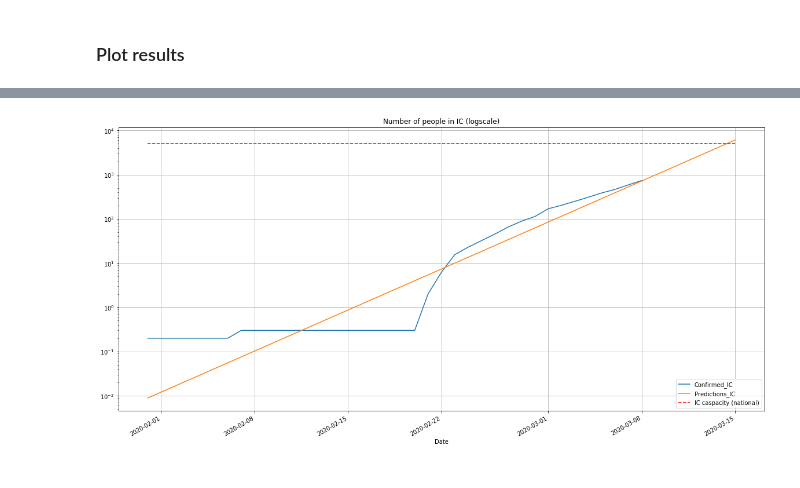
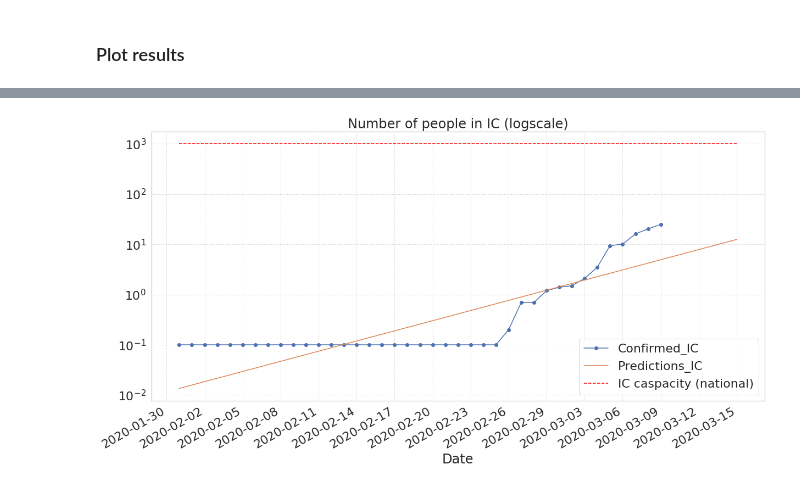
Before and after one commit to matteobarbieri/covid2019-data-analysis, a Jupyter notebook: notebooks/projections_covid2019_italy.ipynb, the cells around one changed output, grey strips where cells are left out. Drawn from its saved outputs; the diff is of its cells as text; code cells hidden in the pictures.

```diff
--- a/notebooks/projections_covid2019_italy.ipynb
+++ b/notebooks/projections_covid2019_italy.ipynb
@@ -99,5 +124,10 @@ reg = LinearRegression()
 # %%
 # Set range of data to build model
-RANGE_START = 5
-RANGE_END = 38
+
+# It might make sense to skip part of the initial points, when the exponential trend was still not evident
+RANGE_START = 4
+RANGE_END = 39
+# %%
+y = np.log(country_df['Confirmed'])
+x = np.arange(len(y))
 # %%
@@ -155,16 +163,21 @@ ax.axvline("2020-03-09", 0, 1, ls=':', color='red')
 
 Assume that 10% of infected people require a bed in IC
 # %%
-italy_df['Confirmed_IC'] = italy_df['Confirmed']*0.1
+country_df['Confirmed_IC'] = country_df['Confirmed']*0.1
 df_estimates['Predictions_IC'] = df_estimates['Predictions']*0.1
-df_estimates['IC caspacity (national)'] = 5000
+df_estimates['IC caspacity (national)'] = ESTIMATED_IC_CAPACITY
 # %% [markdown]
 ### Plot results
 # %%
 ax = plt.gca()
 
-italy_df.plot(x='Date', y=["Confirmed_IC"], figsize=(20,10), ax=ax)
-df_estimates.plot(x='Date', y=["Predictions_IC"], figsize=(20,10), ax=ax, grid=True)
-df_estimates.plot(x='Date', y=['IC caspacity (national)'], ax=ax, grid=True, color='red', ls='--')
+country_df.plot(x='Date', y=["Confirmed_IC"], figsize=(20,10), ax=ax, marker='o')
+df_estimates.plot(x='Date', y=["Predictions_IC"], figsize=(20,10), ax=ax, marker='o')
+df_estimates.plot(x='Date', y=['IC caspacity (national)'], ax=ax, color='red', ls='--')
 plt.title("Number of people in IC");
+
+sns.set_style("whitegrid", {'grid.linestyle': ':'})
+
+# ax.yaxis.set_major_locator(ticker.MultipleLocator(1000))
+ax.xaxis.set_major_locator(ticker.MultipleLocator(3))
 # %% [output]
@@ -172,9 +185,14 @@ plt.title("Number of people in IC");
 # %%
 ax = plt.gca()
 
-italy_df.plot(x='Date', y=["Confirmed_IC"], figsize=(20,10), ax=ax)
-df_estimates.plot(x='Date', y=["Predictions_IC"], figsize=(20,10), ax=ax, grid=True)
-df_estimates.plot(x='Date', y=['IC caspacity (national)'], ax=ax, grid=True, color='red', ls='--', logy=True)
+country_df.plot(x='Date', y=["Confirmed_IC"], figsize=(20,10), ax=ax, marker='o')
+df_estimates.plot(x='Date', y=["Predictions_IC"], figsize=(20,10), ax=ax)
+df_estimates.plot(x='Date', y=['IC caspacity (national)'], ax=ax, color='red', ls='--', logy=True)
 plt.title("Number of people in IC (logscale)");
+
+sns.set_style("whitegrid", {'grid.linestyle': ':'})
+
+# ax.yaxis.set_major_locator(ticker.MultipleLocator(1000))
+ax.xaxis.set_major_locator(ticker.MultipleLocator(3))
 # %% [output]
-[figure, old version]
+[figure, new version]
```
Also changed, not shown: parts of 22 cells of this notebook.
